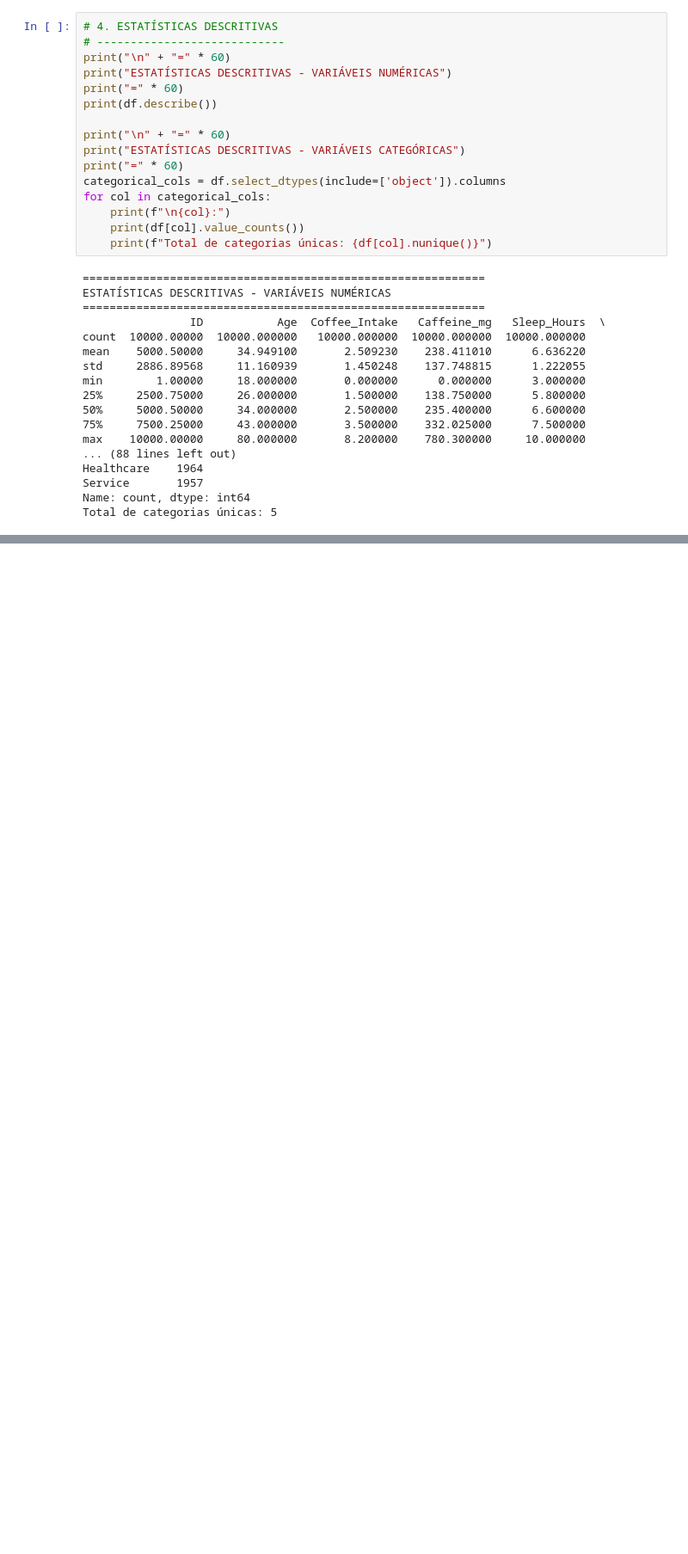
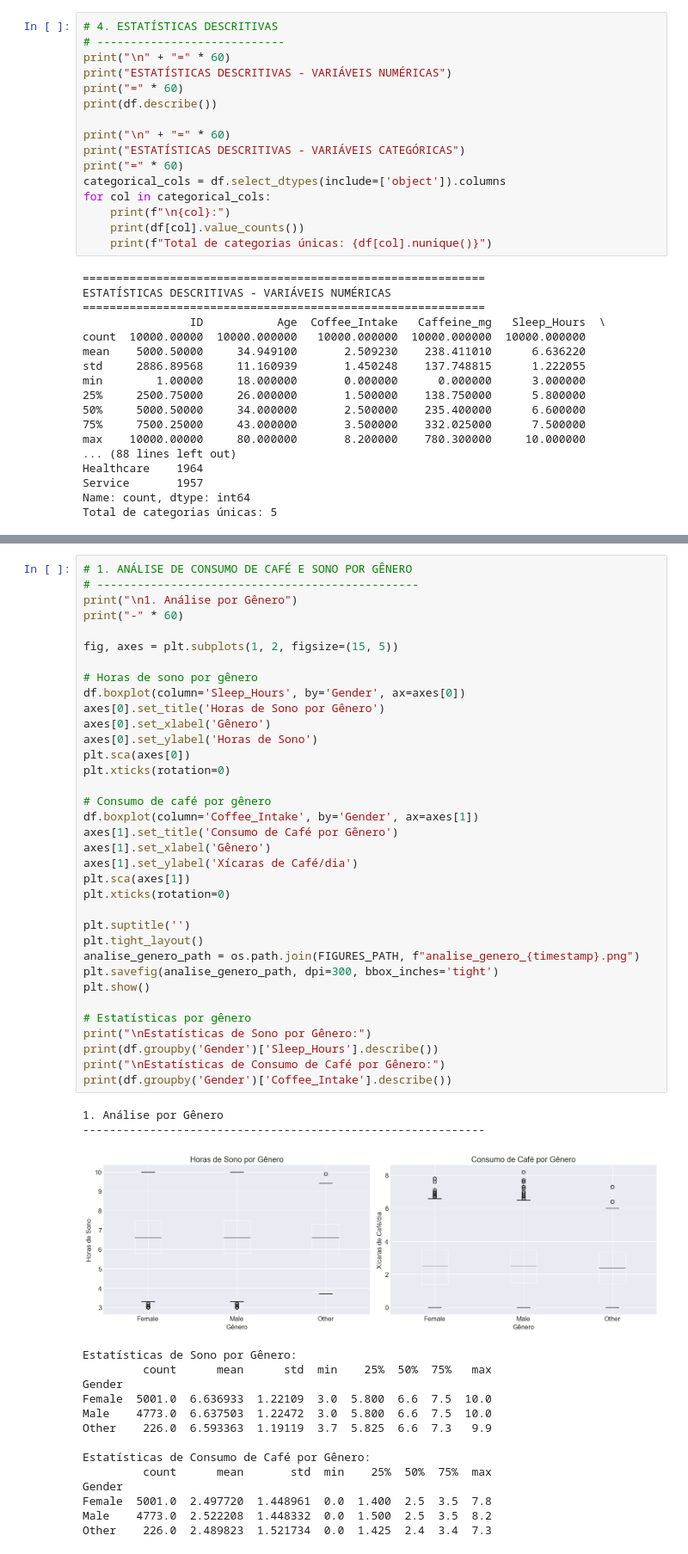
Before and after one commit to abraaopinto/coffee-sleep-analysis, a Jupyter notebook: analise_cafe_sono.ipynb, the cells around one changed output, grey strips where cells are left out. Shown at 86% size. Cells and saved outputs as stored; diff of their text form; blank space fills up the shorter version.

```diff
--- a/analise_cafe_sono.ipynb
+++ b/analise_cafe_sono.ipynb
@@ -403,0 +431,52 @@ ANÁLISES ESPECÍFICAS
+# %%
+# 1. ANÁLISE DE CONSUMO DE CAFÉ E SONO POR GÊNERO
+# ------------------------------------------------
+print("\n1. Análise por Gênero")
+print("-" * 60)
+
+fig, axes = plt.subplots(1, 2, figsize=(15, 5))
+
+# Horas de sono por gênero
+df.boxplot(column='Sleep_Hours', by='Gender', ax=axes[0])
+axes[0].set_title('Horas de Sono por Gênero')
+axes[0].set_xlabel('Gênero')
+axes[0].set_ylabel('Horas de Sono')
+plt.sca(axes[0])
+plt.xticks(rotation=0)
+
+# Consumo de café por gênero
+df.boxplot(column='Coffee_Intake', by='Gender', ax=axes[1])
+axes[1].set_title('Consumo de Café por Gênero')
+axes[1].set_xlabel('Gênero')
+axes[1].set_ylabel('Xícaras de Café/dia')
+plt.sca(axes[1])
+plt.xticks(rotation=0)
+
+plt.suptitle('')
+plt.tight_layout()
+analise_genero_path = os.path.join(FIGURES_PATH, f"analise_genero_{timestamp}.png")
+plt.savefig(analise_genero_path, dpi=300, bbox_inches='tight')
+plt.show()
+
+# Estatísticas por gênero
+print("\nEstatísticas de Sono por Gênero:")
+print(df.groupby('Gender')['Sleep_Hours'].describe())
+print("\nEstatísticas de Consumo de Café por Gênero:")
+print(df.groupby('Gender')['Coffee_Intake'].describe())
+# %% [output]
+1. Análise por Gênero
+------------------------------------------------------------
+[figure, added]
+Estatísticas de Sono por Gênero:
+         count      mean      std  min    25%  50%  75%   max
+Gender
+Female  5001.0  6.636933  1.22109  3.0  5.800  6.6  7.5  10.0
+Male    4773.0  6.637503  1.22472  3.0  5.800  6.6  7.5  10.0
+Other    226.0  6.593363  1.19119  3.7  5.825  6.6  7.3   9.9
+
+Estatísticas de Consumo de Café por Gênero:
+         count      mean       std  min    25%  50%  75%  max
+Gender
+Female  5001.0  2.497720  1.448961  0.0  1.400  2.5  3.5  7.8
+Male    4773.0  2.522208  1.448332  0.0  1.500  2.5  3.5  8.2
+Other    226.0  2.489823  1.521734  0.0  1.425  2.4  3.4  7.3
```
Also changed, not shown: parts of 28 cells of this notebook.
